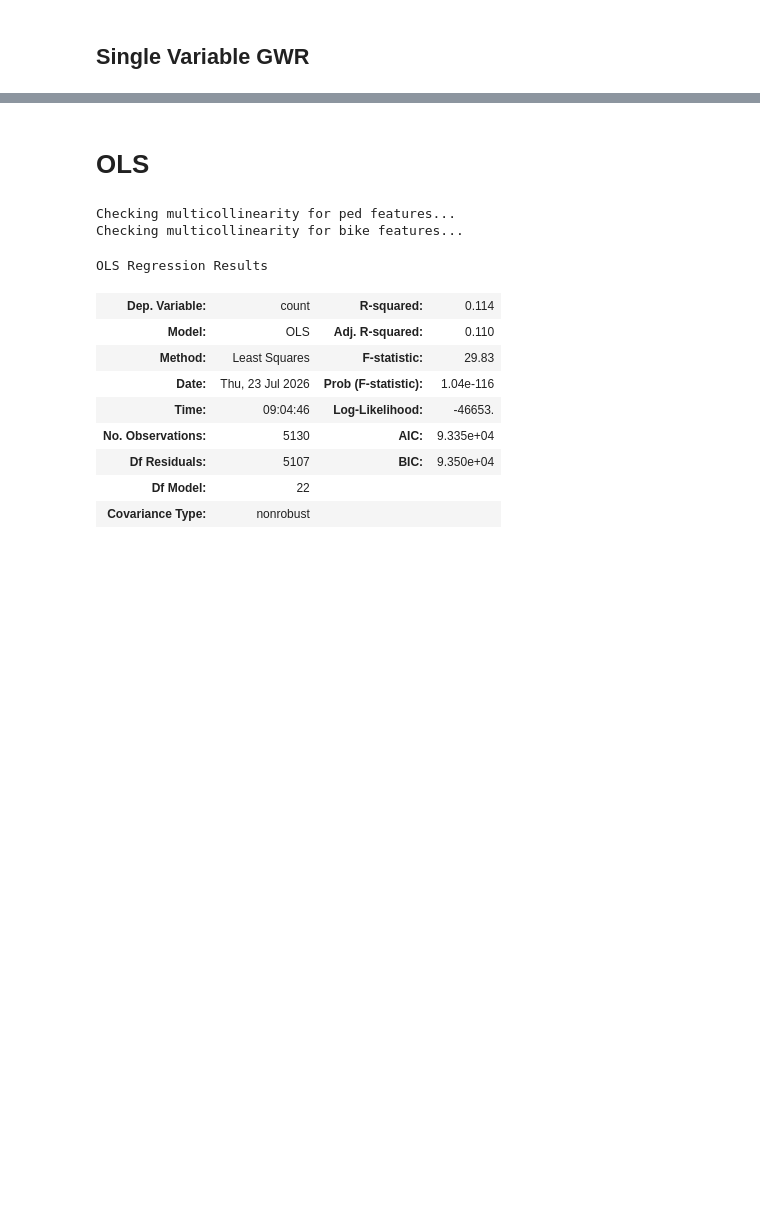
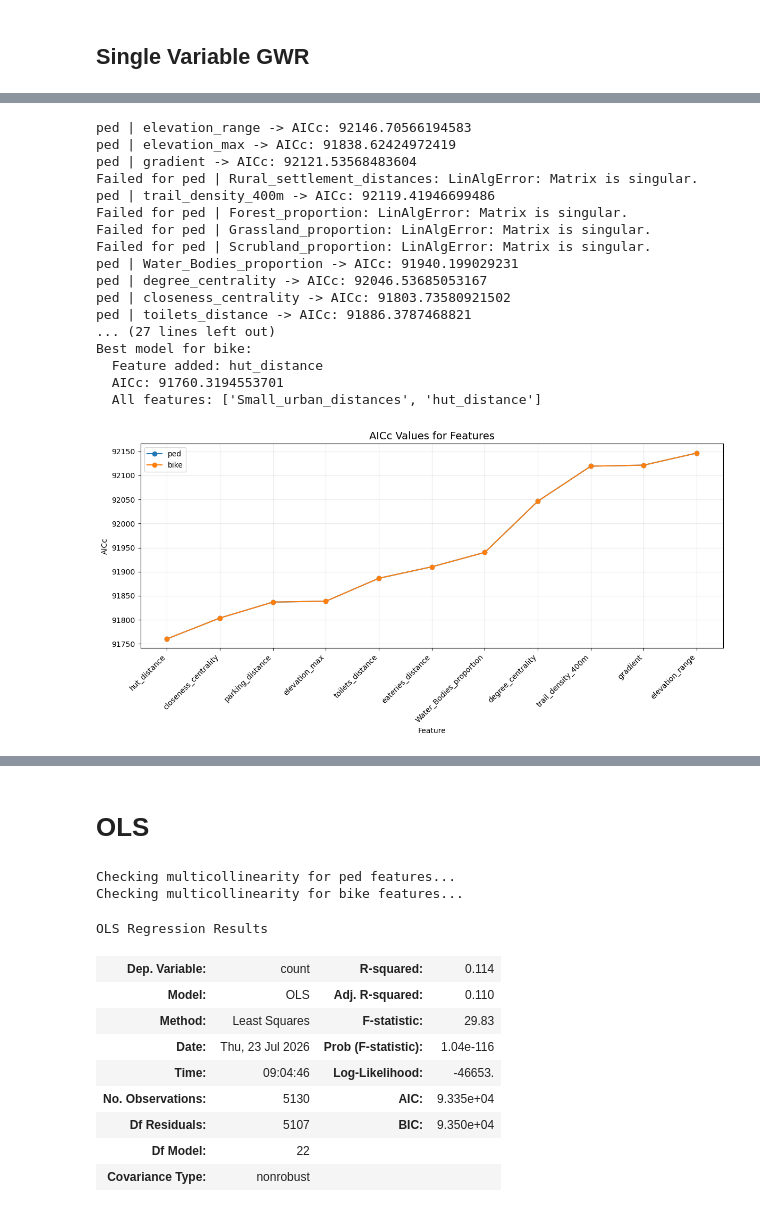
Before and after one commit to MaxwellBusby/banks-peninsula-organic-data-processing, a Jupyter notebook: GWR_Analysis.ipynb, the cells around one changed output, grey strips where cells are left out. Drawn from its saved outputs; the diff is of its cells as text; code cells hidden in the pictures; blank space fills up the shorter version.

```diff
--- a/GWR_Analysis.ipynb
+++ b/GWR_Analysis.ipynb
@@ -230,0 +571,21 @@ feature_dict ={"ped": gpd.read_file("Data/GWR_Analysis_Files/post_collinearity_f
+# %%
+feature_results_2 = gwr_selected_plus_one(feature_dict, selected_features=["Small_urban_distances"])
+# %% [output]
+ped | elevation_range -> AICc: 92146.70566194583
+ped | elevation_max -> AICc: 91838.62424972419
+ped | gradient -> AICc: 92121.53568483604
+Failed for ped | Rural_settlement_distances: LinAlgError: Matrix is singular.
+ped | trail_density_400m -> AICc: 92119.41946699486
+Failed for ped | Forest_proportion: LinAlgError: Matrix is singular.
+Failed for ped | Grassland_proportion: LinAlgError: Matrix is singular.
+Failed for ped | Scrubland_proportion: LinAlgError: Matrix is singular.
+ped | Water_Bodies_proportion -> AICc: 91940.199029231
+ped | degree_centrality -> AICc: 92046.53685053167
+ped | closeness_centrality -> AICc: 91803.73580921502
+ped | toilets_distance -> AICc: 91886.3787468821
+... (27 lines left out)
+Best model for bike:
+  Feature added: hut_distance
+  AICc: 91760.3194553701
+  All features: ['Small_urban_distances', 'hut_distance']
+[figure, added]
```
Also changed, not shown: parts of 22 cells of this notebook.
